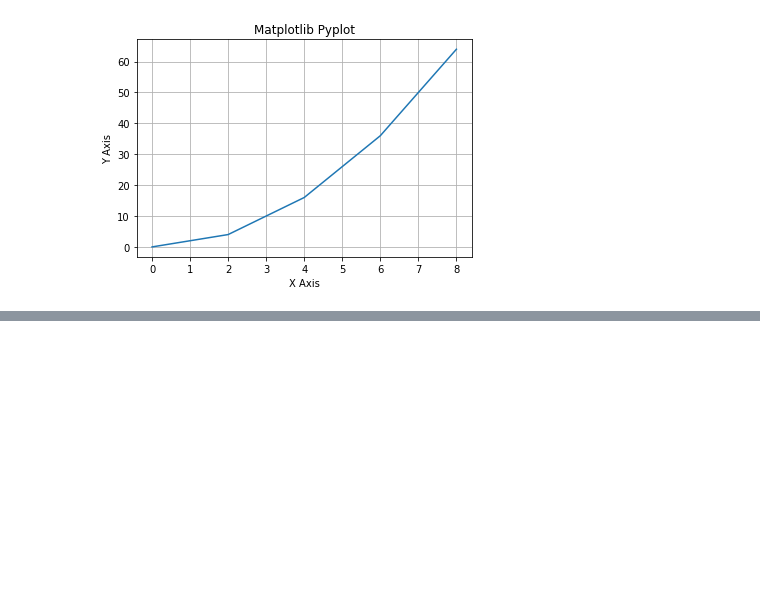
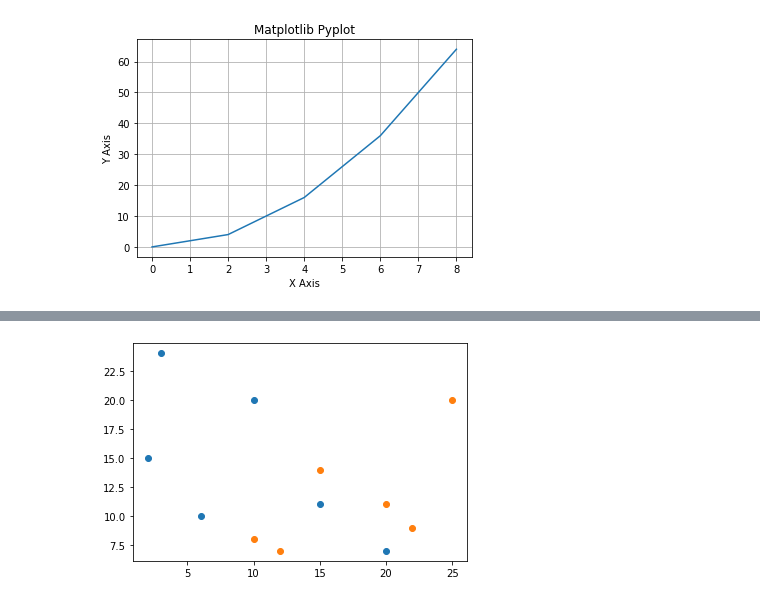
Before and after one commit to zafarlfc/Data_Analysis_Python, a Jupyter notebook: Matplotlib_Basics.ipynb, the cells around one changed output, grey strips where cells are left out. Cells and saved outputs as stored; diff of their text form; code cells hidden in the pictures; blank space fills up the shorter version.

```diff
--- a/Matplotlib_Basics.ipynb
+++ b/Matplotlib_Basics.ipynb
@@ -83,0 +115,12 @@ plt.show()
+# %%
+x = np.array([3, 6, 10, 2, 15, 20])
+y = np.array([24, 10, 20, 15, 11, 7])
+plt.scatter(x, y)
+
+x = np.array([10, 20, 25, 15, 12, 22])
+y = np.array([8, 11, 20, 14, 7, 9])
+plt.scatter(x, y)
+
+plt.show()          # Two scatter plots on the same graph
+# %% [output]
+[figure, added]
```
Also changed, not shown: parts of 12 cells of this notebook.
